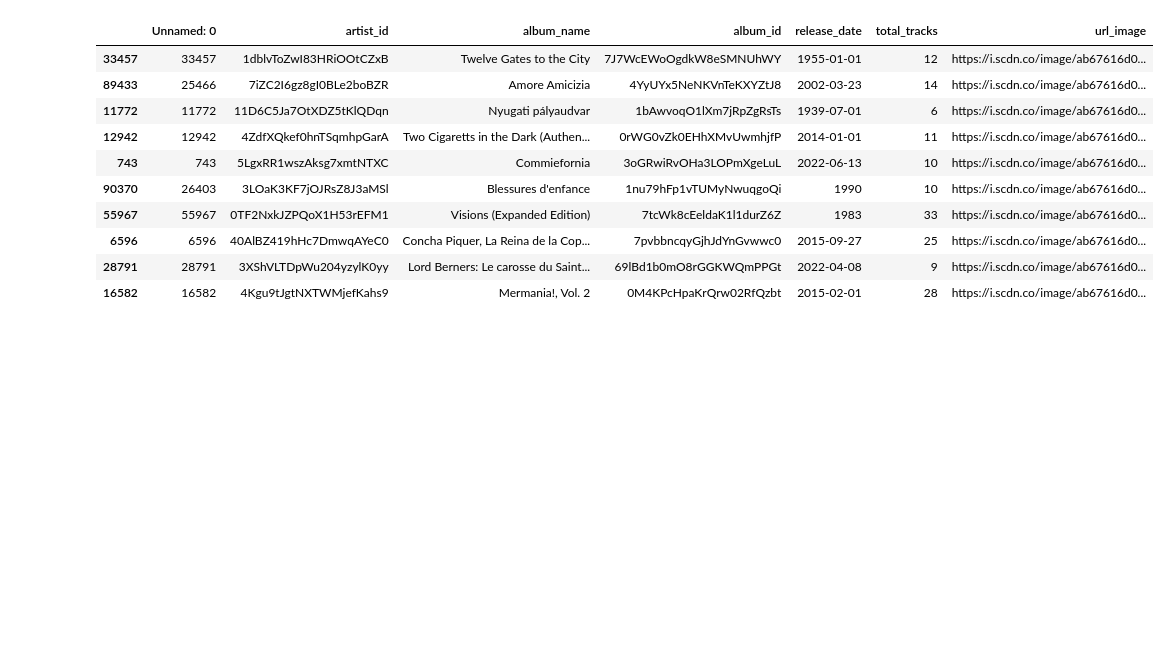
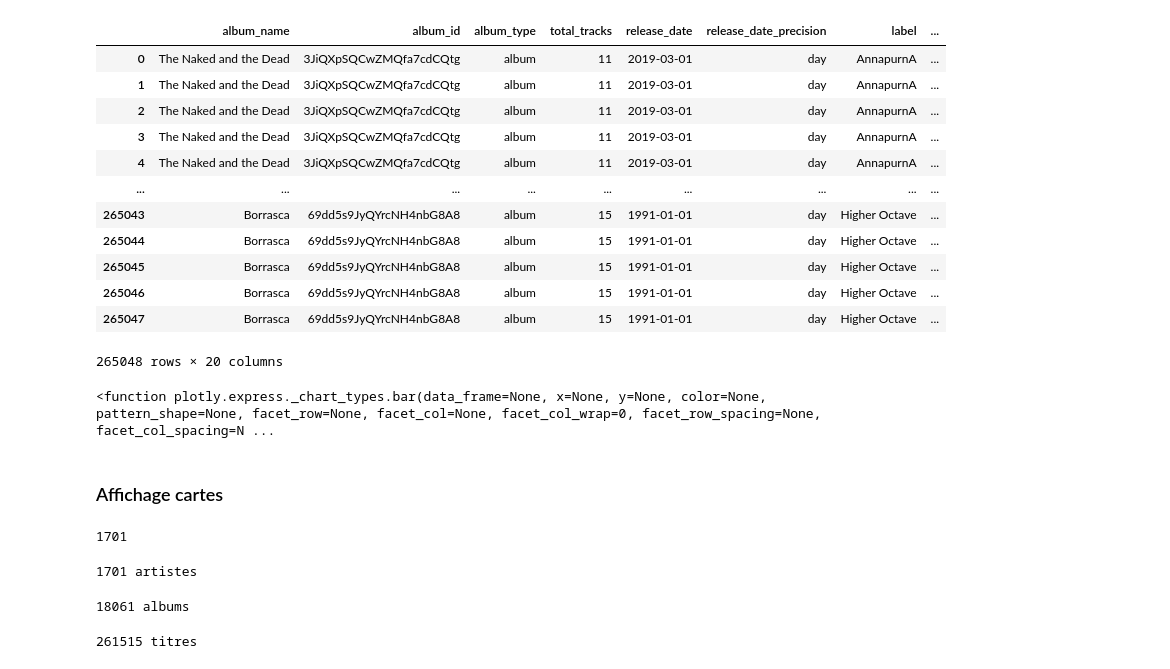
Before and after one commit to Yann-ML/PROJET_3_WCS, a Jupyter notebook: spotifyEDA.ipynb, the cells around one changed output. Saved outputs shown, nothing was run; the diff lists cells and outputs as text; code cells hidden in the pictures; blank space fills up the shorter version.

Commit message:
Maj liste 2000 track

```diff
--- a/spotifyEDA.ipynb
+++ b/spotifyEDA.ipynb
@@ -4,0 +4,2 @@ df = pd.read_csv('df_album_list_0-12500.csv')
+# %%
+df = pd.read_csv('https://raw.githubusercontent.com/Yann-ML/PROJET_3_WCS/main/API_SPOTIFY/df_spotify_1754.zip')
@@ -5,14 +36,20 @@ df = pd.read_csv('df_album_list_0-12500.csv')
 # %%
-df.sample(10)
+df
 # %% [output]
-|  | Unnamed: 0 | artist_id | album_name | album_id | release_date | total_tracks | url_image |
-| 33457 | 33457 | 1dblvToZwI83HRiOOtCZxB | Twelve Gates to the City | 7J7WcEWoOgdkW8eSMNUhWY | 1955-01-01 | 12 | https://i.scdn.co/image/ab67616d0... |
-| 89433 | 25466 | 7iZC2I6gz8gI0BLe2boBZR | Amore Amicizia | 4YyUYx5NeNKVnTeKXYZtJ8 | 2002-03-23 | 14 | https://i.scdn.co/image/ab67616d0... |
-| 11772 | 11772 | 11D6C5Ja7OtXDZ5tKlQDqn | Nyugati pályaudvar | 1bAwvoqO1lXm7jRpZgRsTs | 1939-07-01 | 6 | https://i.scdn.co/image/ab67616d0... |
-| 12942 | 12942 | 4ZdfXQkef0hnTSqmhpGarA | Two Cigaretts in the Dark (Authen... | 0rWG0vZk0EHhXMvUwmhjfP | 2014-01-01 | 11 | https://i.scdn.co/image/ab67616d0... |
-| 743 | 743 | 5LgxRR1wszAksg7xmtNTXC | Commiefornia | 3oGRwiRvOHa3LOPmXgeLuL | 2022-06-13 | 10 | https://i.scdn.co/image/ab67616d0... |
-| 90370 | 26403 | 3LOaK3KF7jOJRsZ8J3aMSl | Blessures d'enfance | 1nu79hFp1vTUMyNwuqgoQi | 1990 | 10 | https://i.scdn.co/image/ab67616d0... |
-| 55967 | 55967 | 0TF2NxkJZPQoX1H53rEFM1 | Visions (Expanded Edition) | 7tcWk8cEeldaK1l1durZ6Z | 1983 | 33 | https://i.scdn.co/image/ab67616d0... |
-| 6596 | 6596 | 40AlBZ419hHc7DmwqAYeC0 | Concha Piquer, La Reina de la Cop... | 7pvbbncqyGjhJdYnGvwwc0 | 2015-09-27 | 25 | https://i.scdn.co/image/ab67616d0... |
-| 28791 | 28791 | 3XShVLTDpWu204yzylK0yy | Lord Berners: Le carosse du Saint... | 69lBd1b0mO8rGGKWQmPPGt | 2022-04-08 | 9 | https://i.scdn.co/image/ab67616d0... |
-| 16582 | 16582 | 4Kgu9tJgtNXTWMjefKahs9 | Mermania!, Vol. 2 | 0M4KPcHpaKrQrw02RfQzbt | 2015-02-01 | 28 | https://i.scdn.co/image/ab67616d0... |
+|  | album_name | album_id | album_type | total_tracks | release_date | release_date_precision | label | ... |
+| 0 | The Naked and the Dead | 3JiQXpSQCwZMQfa7cdCQtg | album | 11 | 2019-03-01 | day | AnnapurnA | ... |
+| 1 | The Naked and the Dead | 3JiQXpSQCwZMQfa7cdCQtg | album | 11 | 2019-03-01 | day | AnnapurnA | ... |
+| 2 | The Naked and the Dead | 3JiQXpSQCwZMQfa7cdCQtg | album | 11 | 2019-03-01 | day | AnnapurnA | ... |
+| 3 | The Naked and the Dead | 3JiQXpSQCwZMQfa7cdCQtg | album | 11 | 2019-03-01 | day | AnnapurnA | ... |
+| 4 | The Naked and the Dead | 3JiQXpSQCwZMQfa7cdCQtg | album | 11 | 2019-03-01 | day | AnnapurnA | ... |
+| ... | ... | ... | ... | ... | ... | ... | ... | ... |
+| 265043 | Borrasca | 69dd5s9JyQYrcNH4nbG8A8 | album | 15 | 1991-01-01 | day | Higher Octave | ... |
+| 265044 | Borrasca | 69dd5s9JyQYrcNH4nbG8A8 | album | 15 | 1991-01-01 | day | Higher Octave | ... |
+| 265045 | Borrasca | 69dd5s9JyQYrcNH4nbG8A8 | album | 15 | 1991-01-01 | day | Higher Octave | ... |
+| 265046 | Borrasca | 69dd5s9JyQYrcNH4nbG8A8 | album | 15 | 1991-01-01 | day | Higher Octave | ... |
+| 265047 | Borrasca | 69dd5s9JyQYrcNH4nbG8A8 | album | 15 | 1991-01-01 | day | Higher Octave | ... |
+265048 rows × 20 columns
+# %%
+px.bar
+# %% [output]
+<function plotly.express._chart_types.bar(data_frame=None, x=None, y=None, color=None, pattern_shape=None, facet_row=None, facet_col=None, facet_col_wrap=0, facet_row_spacing=None, facet_col_spacing=N ...
@@ -18,0 +61,18 @@ df.sample(10)
+# %% [markdown]
+### Affichage cartes
+# %%
+len(df['artist_id'].unique())
+# %% [output]
+1701
+# %%
+print(f'{len(df["artist_id"].unique())} artistes')
+# %% [output]
+1701 artistes
+# %%
+print(f'{len(df["album_id"].unique())} albums')
+# %% [output]
+18061 albums
+# %%
+print(f'{len(df["track_id"].unique())} titres')
+# %% [output]
+261515 titres
```
Also changed, not shown: parts of 15 cells of this notebook, 8 other files.
